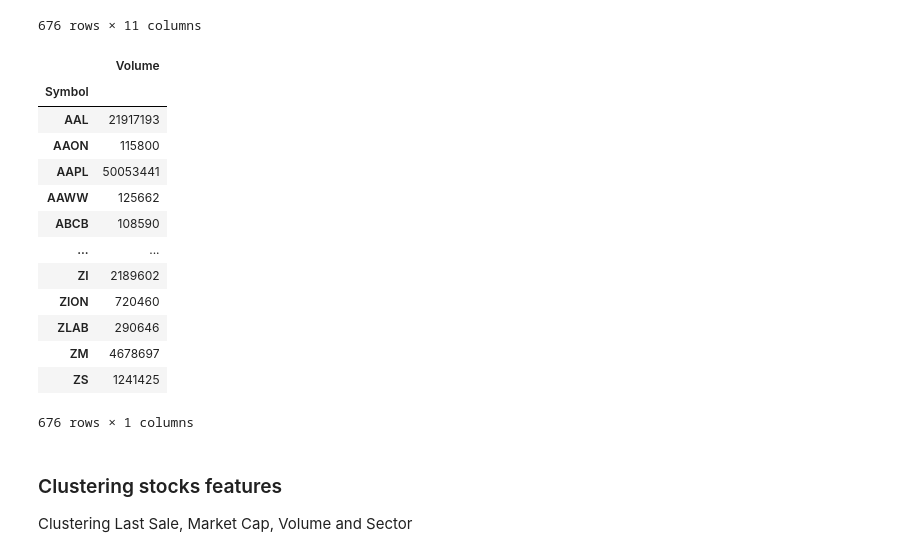
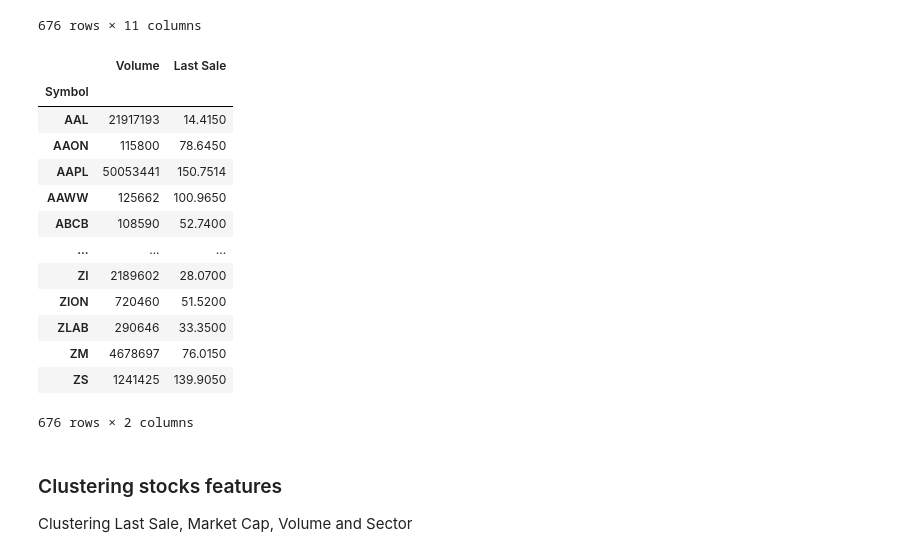
Before and after one commit to matteoprata/LOBCAST, a Jupyter notebook: src/data_preprocessing/pick_lobster_stocks.ipynb, the cells around one changed output. Drawn from its saved outputs; the diff is of its cells as text; code cells hidden in the pictures.

```diff
--- a/src/data_preprocessing/pick_lobster_stocks.ipynb
+++ b/src/data_preprocessing/pick_lobster_stocks.ipynb
@@ -182,24 +185,24 @@ df_csv  # FULL csv with 675 stocks in NASDAQ, having from MEDIUM to MEGA market
 # %%
 # df_enc_cou = pd.get_dummies(df_csv['Country'])
 df_enc_sec = pd.get_dummies(df_csv['Sector'])
-df_encoded = pd.concat([df_csv['Volume']], axis=1) # df_enc_cou df_csv['Last Sale'],
+df_encoded = pd.concat([df_csv['Volume'], df_csv['Last Sale']], axis=1) # df_enc_cou df_csv['Last Sale'],
 df_encoded = df_encoded.set_index(df_csv["Symbol"])
 df_encoded  # 675 stocks' last sale, market cap, volume, sector encoded for clustering
 # %% [output]
-|  | Volume |
-| Symbol |  |
-| AAL | 21917193 |
-| AAON | 115800 |
-| AAPL | 50053441 |
-| AAWW | 125662 |
-| ABCB | 108590 |
-| ... | ... |
-| ZI | 2189602 |
-| ZION | 720460 |
-| ZLAB | 290646 |
-| ZM | 4678697 |
-| ZS | 1241425 |
+|  | Volume | Last Sale |
+| Symbol |  |  |
+| AAL | 21917193 | 14.4150 |
+| AAON | 115800 | 78.6450 |
+| AAPL | 50053441 | 150.7514 |
+| AAWW | 125662 | 100.9650 |
+| ABCB | 108590 | 52.7400 |
+| ... | ... | ... |
+| ZI | 2189602 | 28.0700 |
+| ZION | 720460 | 51.5200 |
+| ZLAB | 290646 | 33.3500 |
+| ZM | 4678697 | 76.0150 |
+| ZS | 1241425 | 139.9050 |
-676 rows × 1 columns
+676 rows × 2 columns
 # %% [markdown]
 ### Clustering stocks features
 Clustering Last Sale, Market Cap, Volume and Sector
```
Also changed, not shown: parts of 13 cells of this notebook, 2 other files.
